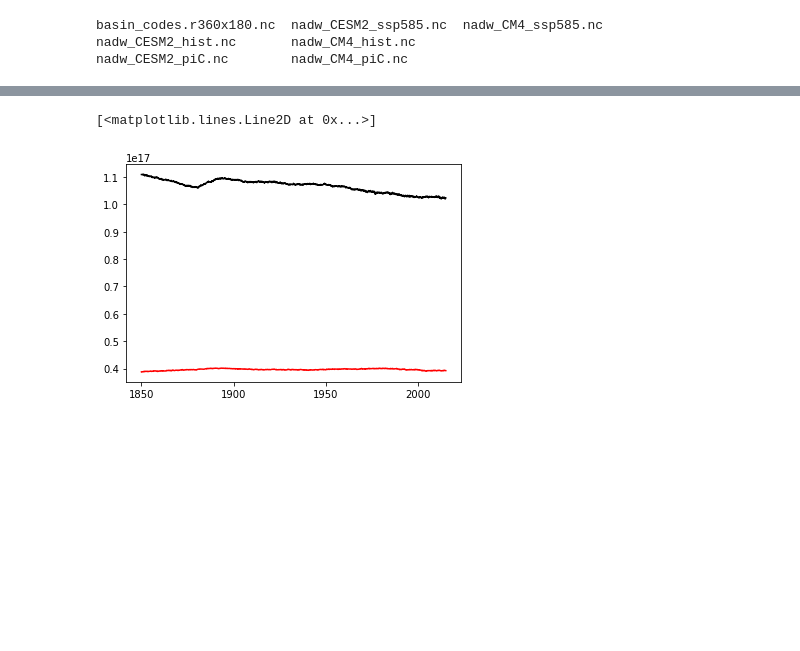
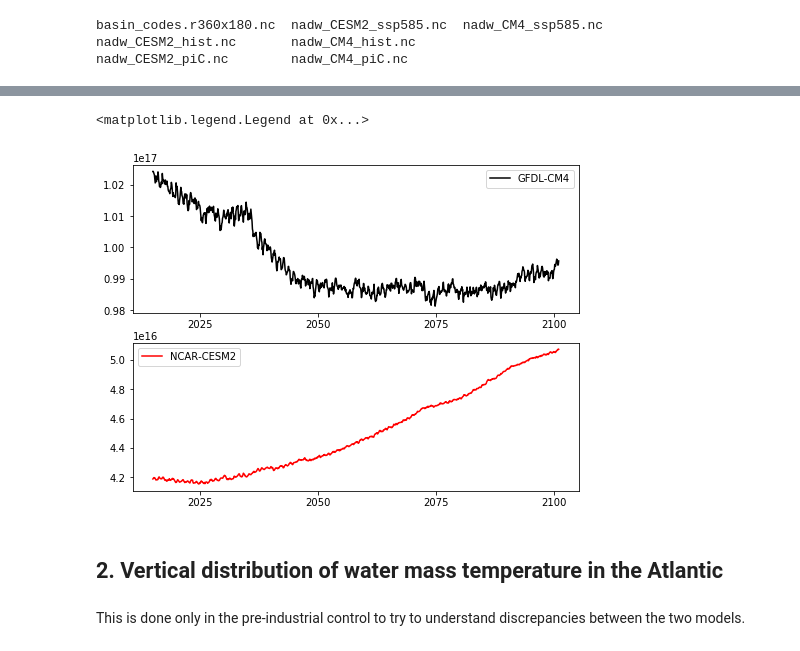
Before and after one commit to raphaeldussin/cmip6hack_water_masses_future, a Jupyter notebook: notebooks/Results.ipynb, the cells around one changed output, grey strips where cells are left out. Cells and saved outputs as stored; diff of their text form; code cells hidden in the pictures; blank space fills up the shorter version.

```diff
--- a/notebooks/Results.ipynb
+++ b/notebooks/Results.ipynb
@@ -36,6 +59,3 @@ plt.xlim=[0,1200]
 # %%
-ds_nadw_CESM2_hist = xr.open_dataset('../data/nadw_CESM2_hist.nc')
-ds_nadw_CM4_hist = xr.open_dataset('../data/nadw_CM4_hist.nc')
-
-ds_nadw_hist = xr.concat([ds_nadw_CESM2_hist, ds_nadw_CM4_hist], dim='model')
-ds_nadw_hist['model'] = ['CESM2', 'CM4']
+ds_nadw_CESM2_ssp585 = xr.open_dataset('../data/nadw_CESM2_ssp585.nc')
+ds_nadw_CM4_ssp585 = xr.open_dataset('../data/nadw_CM4_ssp585.nc')
@@ -58,7 +62,17 @@ ds_nadw_hist['vol_nadw_atl'].plot.line(x='time')
-# %%
-
-plt.plot(ds_nadw_CESM2_hist['time'], ds_nadw_CESM2_hist['vol_nadw_atl'], 'r')
-plt.plot(ds_nadw_CM4_hist['time'], ds_nadw_CM4_hist['vol_nadw_atl'], 'k')
-# %% [output]
-[<matplotlib.lines.Line2D at 0x...>]
-[figure, removed]
+# %%
+plt.figure(figsize=[8,6])
+ax1 = plt.subplot(211)
+plt.plot(ds_nadw_CM4_ssp585['time'], ds_nadw_CM4_ssp585['vol_nadw_atl'], 'k')
+plt.legend(['GFDL-CM4'])
+#ax1.set_xlim([hist_start, hist_end])
+ax2 = plt.subplot(212)
+plt.plot(ds_nadw_CESM2_ssp585['time'], ds_nadw_CESM2_ssp585['vol_nadw_atl'], 'r')
+#ax2.set_xlim([hist_start, hist_end])
+plt.legend(['NCAR-CESM2'])
+# %% [output]
+<matplotlib.legend.Legend at 0x...>
+[figure, added]
+# %% [markdown]
+## 2. Vertical distribution of water mass temperature in the Atlantic
+# %% [markdown]
+This is done only in the pre-industrial control to try to understand discrepancies between the two models.
```
Also changed, not shown: parts of 20 cells of this notebook, 1 other file.
